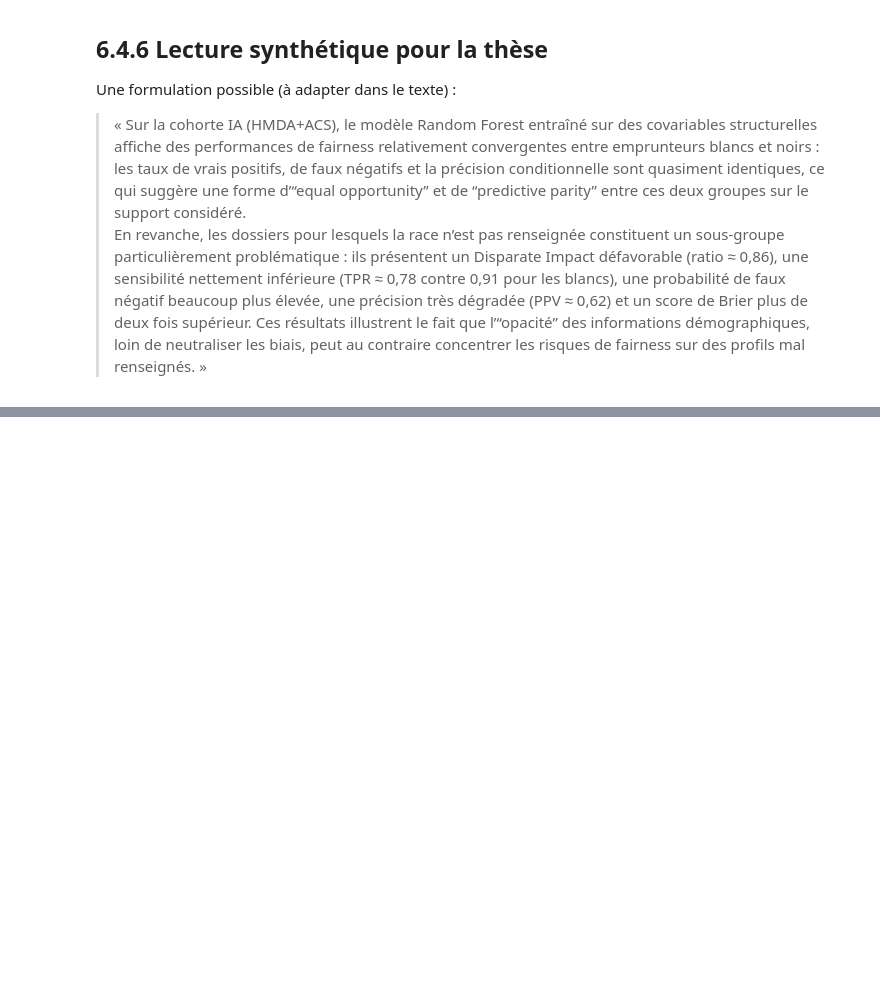
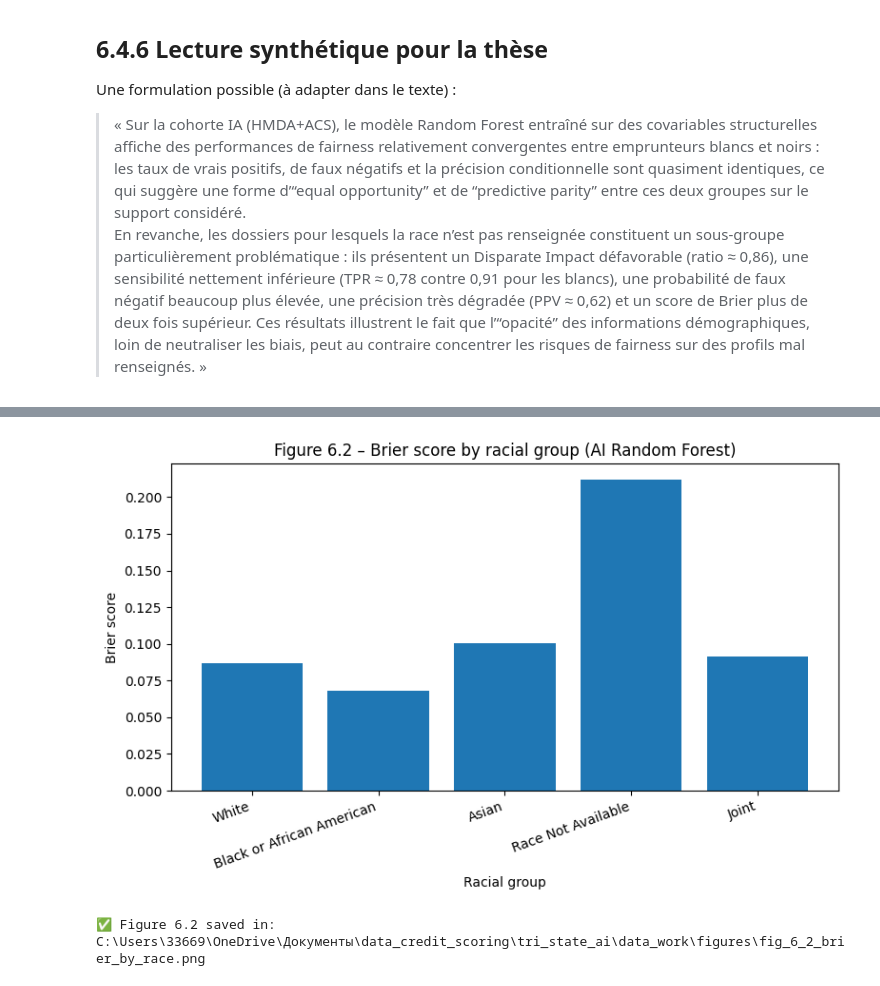
Before and after one commit to Yannick-Tape/data_credit_scoring, a Jupyter notebook: Final_notebook_M_Napo.ipynb, the cells around one changed output, grey strips where cells are left out. Cells and saved outputs as stored; diff of their text form; code cells hidden in the pictures; blank space fills up the shorter version.

```diff
--- a/Final_notebook_M_Napo.ipynb
+++ b/Final_notebook_M_Napo.ipynb
@@ -5389,0 +5884,25 @@ Une formulation possible (à adapter dans le texte) :
+# %%
+# %% [code]
+"""
+Figure 6.2 – Score de Brier par groupe racial (Random Forest IA)
+➡️ Nécessite le Bloc 4 (fairness_race_df + major_df).
+"""
+
+if "major_df" not in globals():
+    raise RuntimeError("Exécute d'abord le Bloc 4 (fairness par race).")
+
+plt.figure(figsize=(8, 5))
+plt.bar(major_df["race"], major_df["Brier"])
+plt.ylabel("Brier score")
+plt.xlabel("Racial group")
+plt.title("Figure 6.2 – Brier score by racial group (AI Random Forest)")
+plt.xticks(rotation=20, ha="right")
+plt.tight_layout()
+
+fig_6_2_path = os.path.join(FIG_DIR, "fig_6_2_brier_by_race.png")
+plt.savefig(fig_6_2_path, dpi=300, bbox_inches="tight")
+plt.show()
+print("✅ Figure 6.2 saved in:", fig_6_2_path)
+# %% [output]
+[figure, added]
+✅ Figure 6.2 saved in: C:\Users\33669\OneDrive\Документы\data_credit_scoring\tri_state_ai\data_work\figures\fig_6_2_brier_by_race.png
```
Also changed, not shown: parts of 10 cells of this notebook.
